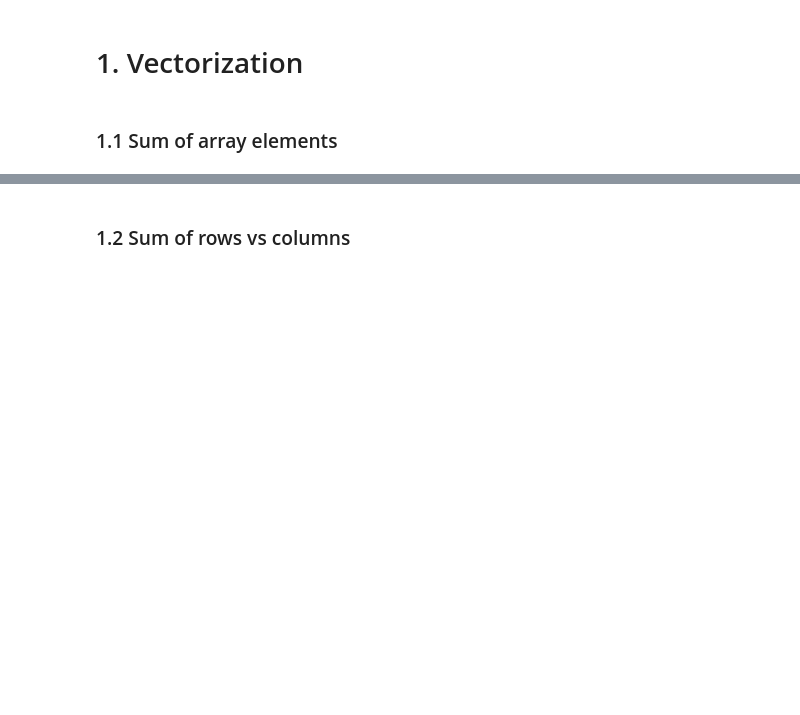
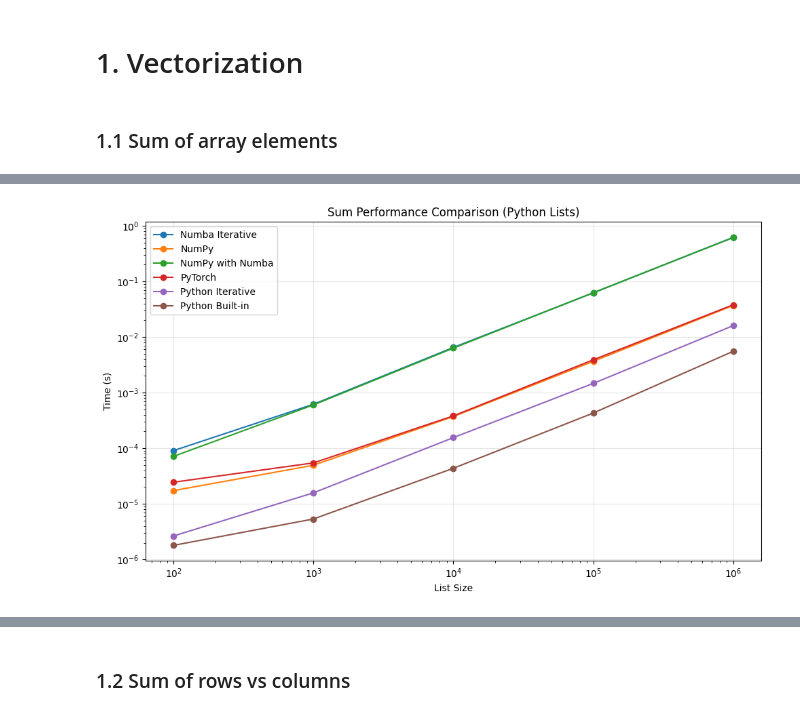
Before and after one commit to igorjakus/zosia2026_talk, a Jupyter notebook: examples.ipynb, the cells around one changed output, grey strips where cells are left out. Saved outputs shown, nothing was run; the diff lists cells and outputs as text; code cells hidden in the pictures; blank space fills up the shorter version.

```diff
--- a/examples.ipynb
+++ b/examples.ipynb
@@ -53,13 +89,75 @@ sum_functions = {
 # %%
-def benchmark(n=1_000_000, runs=10):
-    print("Bencharking with array size:", n)
-    a = np.random.rand(n).astype(np.float32)
-    results = {}
-    for name, func in sum_functions.items():
-        func(a)  # warmup
-        duration = timeit.timeit(lambda: func(a), number=runs)
-        results[name] = duration / runs
+@njit
+def sum_numba(x: list[float]):
+    total = 0.0
+    for i in range(len(x)):
+        total += x[i]
+    return total
 
-    for name, duration in sorted(results.items(), key=lambda item: item[1]):
-        print(f"{name}: {duration:.6f} seconds per run")
-    print()
+
+def sum_numpy(x: list[float]):
+    return np.sum(np.array(x))
+
+
+@njit
+def sum_numpy_numba(x: list[float]):
+    return np.sum(np.array(x))
+
+
+def sum_torch(x: list[float]):
+    x_torch = torch.from_numpy(np.array(x))
+    return torch.sum(x_torch).item()
+
+
+def sum_iterative(x: list[float]):
+    total = 0.0
+    for value in x:
+        total += value
+    return total
+
+
+def sum_builtin(x: list[float]):
+    return sum(x)
+
+
+sum_functions = {
+    "Numba Iterative": sum_numba,
+    "NumPy": sum_numpy,
+    "NumPy with Numba": sum_numpy_numba,
+    "PyTorch": sum_torch,
+    "Python Iterative": sum_iterative,
+    "Python Built-in": sum_builtin,
+}
+
+
+def benchmark(sizes, runs=1):
+    all_results = {}
+    for n in sizes:
+        a = np.random.rand(n).astype(np.float32).tolist()
+        results = {}
+        for name, func in sum_functions.items():
+            func(a)  # warmup
+            duration = timeit.timeit(lambda: func(a), number=runs)
+            results[name] = duration / runs
+        all_results[n] = results
+
+    # Plot results
+    fig, ax = plt.subplots(figsize=(10, 6))
+    for name in sum_functions.keys():
+        times = [all_results[n][name] for n in sizes]  # in seconds
+        ax.plot(sizes, times, marker="o", label=name)
+
+    ax.set_xscale("log")
+    ax.set_yscale("log")
+    ax.set_xlabel("List Size")
+    ax.set_ylabel("Time (s)")
+    ax.set_title("Sum Performance Comparison (Python Lists)")
+    ax.legend()
+    ax.grid(True, alpha=0.3)
+    plt.tight_layout()
+    plt.show()
+
+
+benchmark([100, 1000, 10_000, 100_000, 1_000_000], runs=1)
+# %% [output]
+[figure, added]
```
Also changed, not shown: parts of 21 cells of this notebook, 3 other files.
